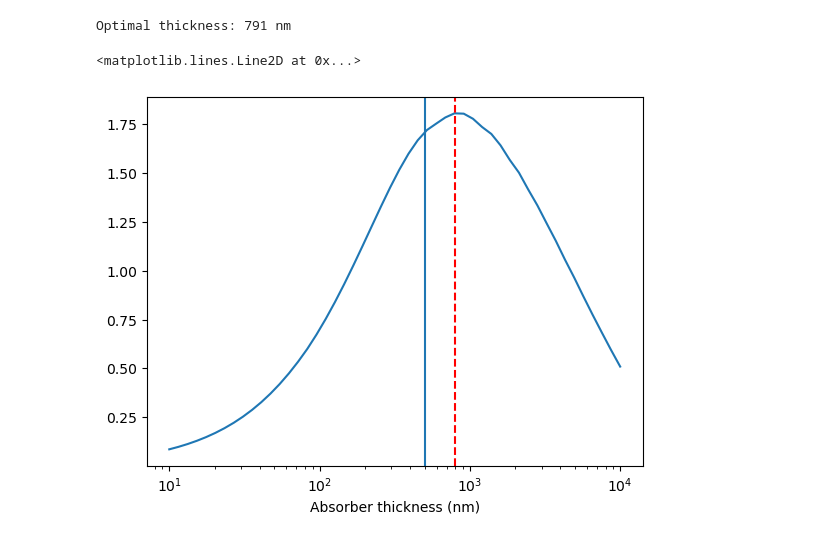
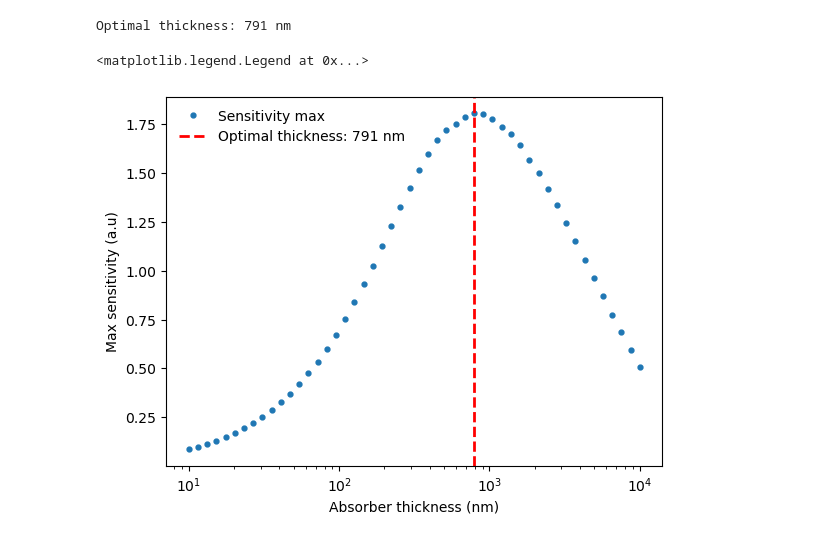
Before and after one commit to StanfordMossbauer/mossbauer_analysis, a Jupyter notebook: examples/Fe_thickness_sensitivity_scan.ipynb, the cells around one changed output. Cells and saved outputs as stored; diff of their text form; code cells hidden in the pictures.

```diff
--- a/examples/Fe_thickness_sensitivity_scan.ipynb
+++ b/examples/Fe_thickness_sensitivity_scan.ipynb
@@ -102,19 +90,0 @@ plt.xlim(-1,1)
-# %%
-# Optimization of absorber thickneess.
-
-derivative_max = []
-sensitivity_max = []
-
-v = np.linspace(-1,1,100)
-thicknesses = np.logspace(-8, -5, 50)
-for t in thicknesses:
-    absorber.thickness_m = t
-    absorber.update_params()
-    moss_Fe_Fe = Mossbauer(sourceFe, absorber)
-    transmission = moss_Fe_Fe.total_transmission_rate_attenuated(v)
-    derivative = np.gradient(transmission, v[1]-v[0])
-    #plt.plot(v, transmission)
-    #plt.plot(v, derivative)
-    plt.plot(v, derivative*np.sqrt(transmission))
-    derivative_max.append(np.max(derivative))
-    sensitivity_max.append(np.max(derivative*np.sqrt(transmission)))
@@ -123,12 +156,31 @@ for t in thicknesses:
+# %%
+# Optimization of absorber thickneess.
+
+derivative_max = []
+sensitivity_max = []
+
+v = np.linspace(-1,1,100)
+thicknesses = np.logspace(-8, -5, 50)
+sensitivity = []
+
+for i, t in enumerate(thicknesses):
+    absorber.thickness_m = t
+    absorber.update_params()
+    moss_Fe_Fe = Mossbauer(sourceFe, absorber)
+    transmission = moss_Fe_Fe.total_transmission_rate_attenuated(v)
+    derivative = np.gradient(transmission, v[1]-v[0])
+    derivative_max.append(np.max(derivative))
+    sensitivity_max.append(np.max(derivative*np.sqrt(transmission)))
 # %%
 #plt.semilogx(thicknesses*1e9, derivative_max)
-plt.semilogx(thicknesses*1e9, sensitivity_max)
+plt.semilogx(thicknesses*1e9, sensitivity_max, '.', markersize = 7, label='Sensitivity max')
 t_optimal = thicknesses[np.argmax(sensitivity_max)]
 print(f'Optimal thickness: {t_optimal*1e9:.0f} nm')
-plt.axvline(t_optimal*1e9, color='red', linestyle='--', label=f'Optimal thickness: {t_optimal*1e9:.0f} nm')
+plt.axvline(t_optimal*1e9, color='red', linestyle='--',linewidth = 2, label=f'Optimal thickness: {t_optimal*1e9:.0f} nm')
 plt.xlabel('Absorber thickness (nm)')
-plt.axvline(500)
+plt.ylabel('Max sensitivity (a.u)')
+plt.legend(frameon=False)
 # %% [output]
 Optimal thickness: 791 nm
-<matplotlib.lines.Line2D at 0x...>
+<matplotlib.legend.Legend at 0x...>
-[figure, old version]
+[figure, new version]
```
Also changed, not shown: parts of 7 cells of this notebook.
